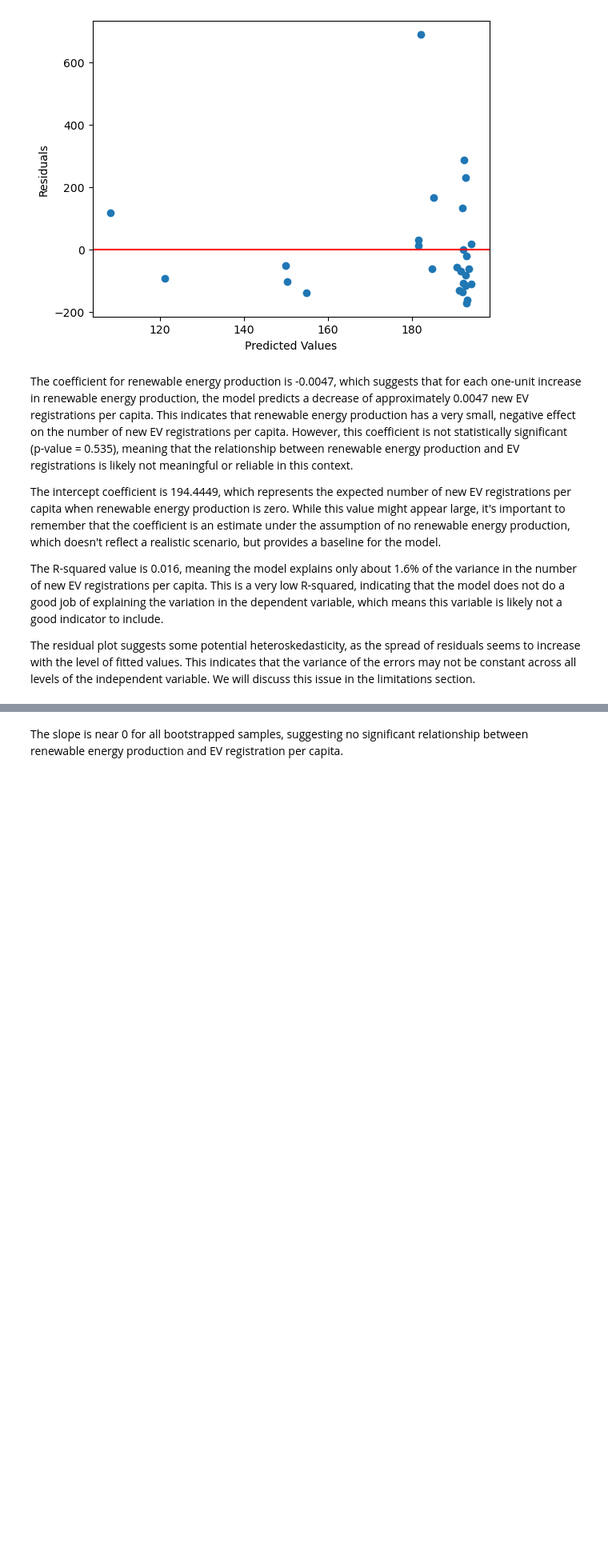
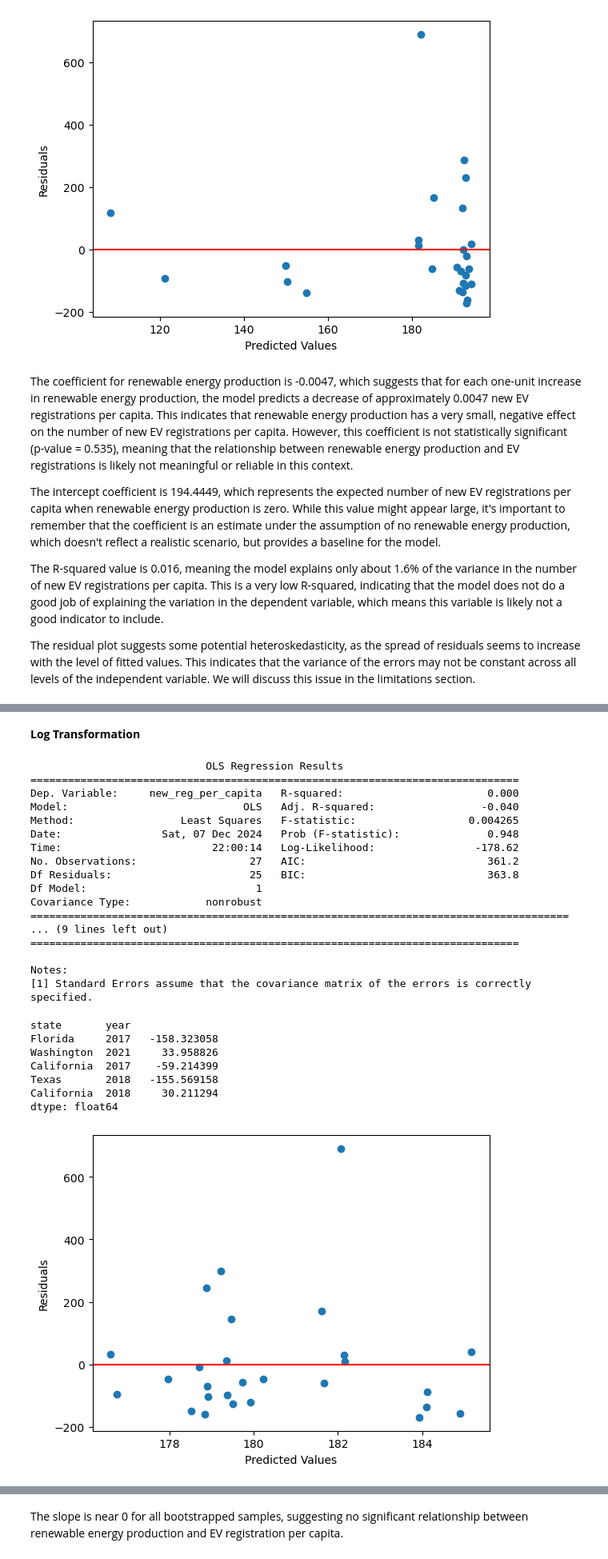
Before and after one commit to kyle-du/ev-research-proj, a Jupyter notebook: INFO2950_Phase 5_Deliverable.ipynb, the cells around one changed output, grey strips where cells are left out. Shown at 80% size. Cells and saved outputs as stored; diff of their text form; code cells hidden in the pictures; blank space fills up the shorter version.

```diff
--- a/INFO2950_Phase 5_Deliverable.ipynb
+++ b/INFO2950_Phase 5_Deliverable.ipynb
@@ -374,13 +366,13 @@ train, test = train_test_split(
 )
 
 # Train data
-X_train_ps1 = train[['log_incentives']]
-X_train_ps1 = sm.add_constant(X_train_ps1)
-y_train_ps1 = train['new_reg_per_capita']
+X_train_log = train[['log_incentives']]
+X_train_log = sm.add_constant(X_train_log)
+y_train_log = train['new_reg_per_capita']
 
 # Fit model
-model_ps1 = sm.OLS(y_train_ps1, X_train_ps1)
-results = model_ps1.fit()
+model_log = sm.OLS(y_train_log, X_train_log)
+results = model_log.fit()
 
 print(results.summary())
 # %% [output]
@@ -402,18 +394,12 @@ Covariance Type:            nonrobust
 Notes:
 [1] Standard Errors assume that the covariance matrix of the errors is correctly specified.
 # %%
-# Test data
-X_test_ps1 = test[['log_incentives']]
-X_test_ps1 = sm.add_constant(X_test_ps1)
-y_test_ps1 = test['new_reg_per_capita']
-
 # Make predictions
-train_pred_ps1 = results.predict(X_train_ps1)
-test_pred_ps1 = results.predict(X_test_ps1)
+train_pred_log = results.predict(X_train_log)
 
 # Residuals
-residuals_ps1 = y_train_ps1 - train_pred_ps1
-display(residuals_ps1.head())
+residuals_log = y_train_log - train_pred_log
+display(residuals_log.head())
 
 # Residual Plot
 def residual_plot(pred, resid):
@@ -423,5 +409,5 @@ def residual_plot(pred, resid):
     plt.ylabel('Residuals')
     plt.show()
 
-residual_plot(train_pred_ps1, residuals_ps1)
+residual_plot(train_pred_log, residuals_log)
 # %% [output]
@@ -530,0 +511,49 @@ plt.show()
+# %% [markdown]
+**Log Transformation**
+# %%
+# Train data
+X_train_ps2 = train[['log_renewable_prod']]
+X_train_ps2 = sm.add_constant(X_train_ps2)
+y_train_ps2 = train['new_reg_per_capita']
+
+# Fit model
+model_ps2 = sm.OLS(y_train_ps2, X_train_ps2)
+results = model_ps2.fit()
+
+print(results.summary())
+
+# Make predictions
+train_pred_ps2 = results.predict(X_train_ps2)
+
+# Residuals
+residuals_ps2 = y_train_ps2 - train_pred_ps2
+display(residuals_ps2.head())
+
+# Residual Plot
+residual_plot(train_pred_ps2, residuals_ps2)
+# %% [output]
+                            OLS Regression Results
+==============================================================================
+Dep. Variable:     new_reg_per_capita   R-squared:                       0.000
+Model:                            OLS   Adj. R-squared:                 -0.040
+Method:                 Least Squares   F-statistic:                  0.004265
+Date:                Sat, 07 Dec 2024   Prob (F-statistic):              0.948
+Time:                        22:00:14   Log-Likelihood:                -178.62
+No. Observations:                  27   AIC:                             361.2
+Df Residuals:                      25   BIC:                             363.8
+Df Model:                           1
+Covariance Type:            nonrobust
+======================================================================================
+... (9 lines left out)
+==============================================================================
+
+Notes:
+[1] Standard Errors assume that the covariance matrix of the errors is correctly specified.
+state       year
+Florida     2017   -158.323058
+Washington  2021     33.958826
+California  2017    -59.214399
+Texas       2018   -155.569158
+California  2018     30.211294
+dtype: float64
+[figure, added]
```
Also changed, not shown: parts of 11 cells of this notebook.
